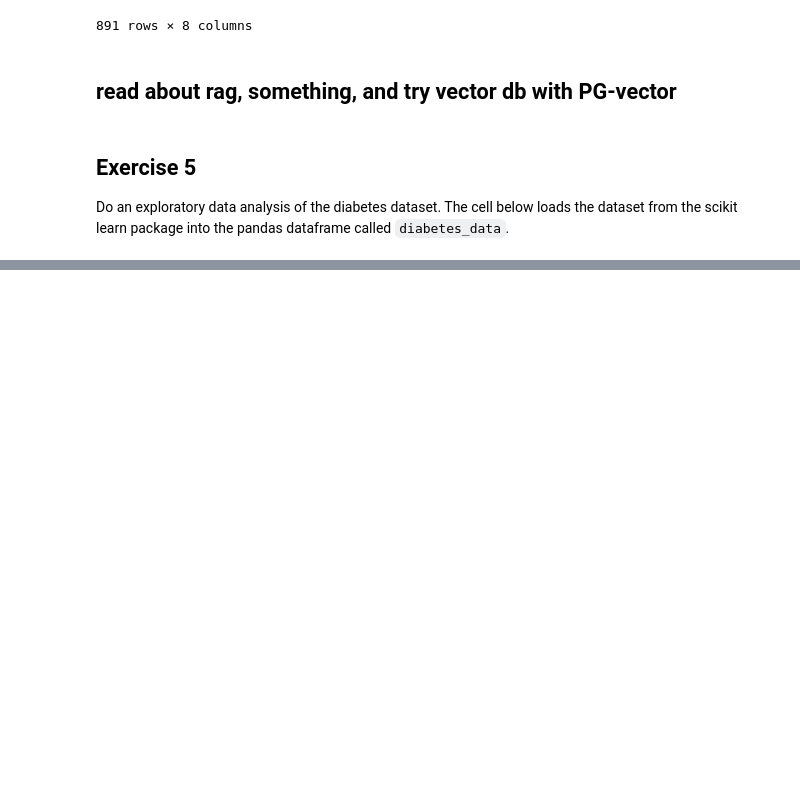
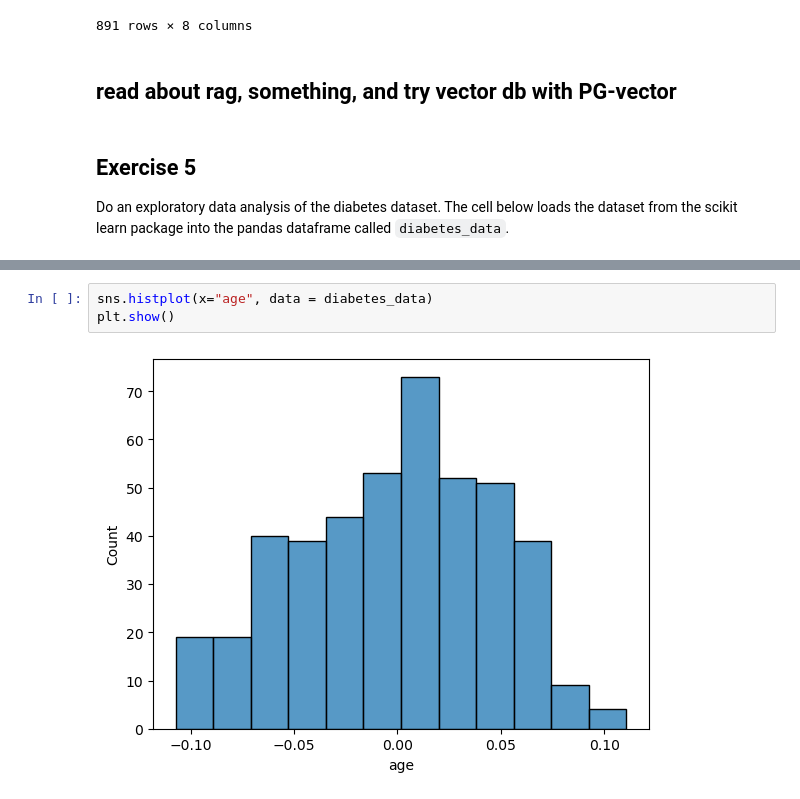
Before and after one commit to jeff0167/Data_And_Things, a Jupyter notebook: Exercises in DT and EDA.ipynb, the cells around one changed output, grey strips where cells are left out. Cells and saved outputs as stored; diff of their text form; blank space fills up the shorter version.

```diff
--- a/Exercises in DT and EDA.ipynb
+++ b/Exercises in DT and EDA.ipynb
@@ -360,0 +442,5 @@ diabetes_data
+# %%
+sns.histplot(x="age", data = diabetes_data)
+plt.show()
+# %% [output]
+[figure, added]
```
Also changed, not shown: parts of 10 cells of this notebook, 3 other files.
